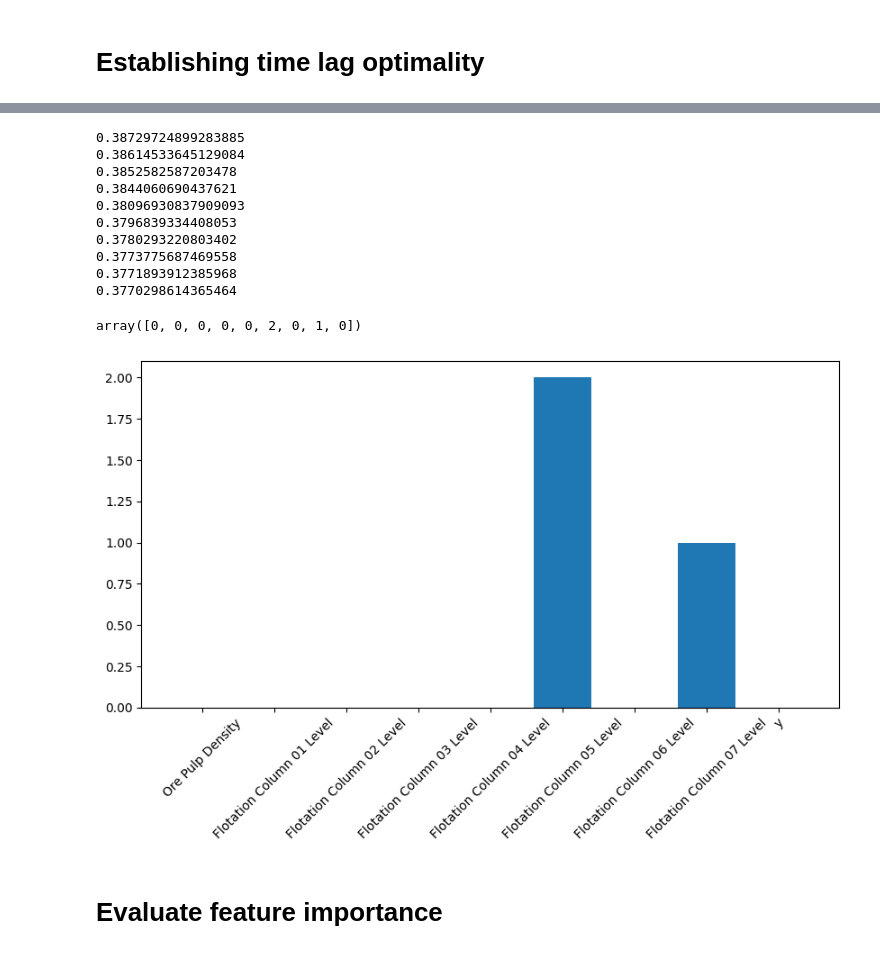
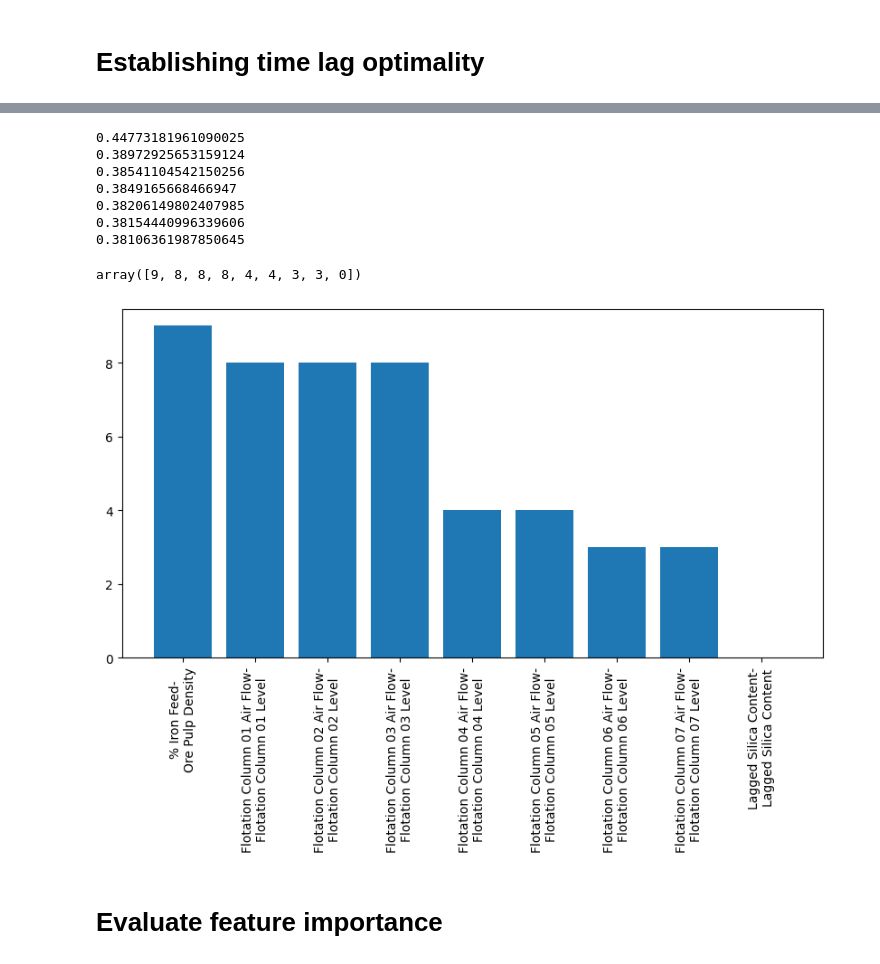
Before and after one commit to Unexp1ainable/ADAML-Project1, a Jupyter notebook: project_sam.ipynb, the cells around one changed output, grey strips where cells are left out. Drawn from its saved outputs; the diff is of its cells as text; code cells hidden in the pictures.

```diff
--- a/project_sam.ipynb
+++ b/project_sam.ipynb
@@ -269,17 +205,17 @@ scaler.fit(X_calib)
 
 # Scale the calibration data
 scaled_train = scaler.transform(X_calib)
-calib_set = pd.DataFrame(scaled_train, columns=X_calib.columns)
+calib_x = pd.DataFrame(scaled_train, columns=X_calib.columns)
 
 #scaling the validation data
 scaled_valid = scaler.transform(X_valid)
-valid_set = pd.DataFrame(scaled_valid, columns=X_valid.columns)
+valid_x = pd.DataFrame(scaled_valid, columns=X_valid.columns)
 
 #scaling the testing data
 X_test = dataset_small_wo_date.iloc[:,:-1]
 y_test = dataset_small_wo_date.iloc[:,-1:]
 scaled_test = scaler.transform(X_test)
-testing_set = pd.DataFrame(scaled_test, columns=X_test.columns)
+testing_x = pd.DataFrame(scaled_test, columns=X_test.columns)
 
 #center and scale output column
 scalerY = StandardScaler()
@@ -352,51 +241,33 @@ calib_set
 # %%
+# actually determine the optimal time lag
 
+UPPER_LAG_BOUND = 20 # hours
+STEP = 1    # hour
 
-importlib.reload(tlo)
-importlib.reload(helpers)
-
-UPPER_LAG_BOUND = 20
-STEP = 1
-
-calib_set = helpers.reorder_cols(calib_set)
-valid_set = helpers.reorder_cols(valid_set)
+calib_x = helpers.reorder_cols(calib_x)
+valid_x = helpers.reorder_cols(valid_x)
 
 
 optimizer = tlo.DynamicOptimizerOneAtATime(STEP, UPPER_LAG_BOUND, "out/test")
-res = optimizer.run(calib_set, calib_y, valid_set, valid_y)
+res = optimizer.run(calib_x, calib_y, valid_x, valid_y)
 res
 # %% [output]
-0.38729724899283885
-0.38614533645129084
-0.3852582587203478
-0.3844060690437621
-0.38096930837909093
-0.3796839334408053
-0.3780293220803402
-0.3773775687469558
-0.3771893912385968
-0.3770298614365464
+0.44773181961090025
+0.38972925653159124
+0.38541104542150256
+0.3849165668466947
+0.38206149802407985
+0.38154440996339606
+0.38106361987850645
-array([0, 0, 0, 0, 0, 2, 0, 1, 0])
+array([9, 8, 8, 8, 4, 4, 3, 3, 0])
-# %%
-boundaries = [
-    "% Iron Feed",
-    "Ore Pulp Density",
-    "Flotation Column 01 Level",
-    "Flotation Column 02 Level",
-    "Flotation Column 03 Level",
-    "Flotation Column 04 Level",
-    "Flotation Column 05 Level",
-    "Flotation Column 06 Level",
-    "Flotation Column 07 Level",
-    "y"
-]
-
-lags=res
-plt.bar(range(len(lags)), lags)
-plt.xticks(range(len(lags)), boundaries[1:], rotation=45)
-plt.show()
-# %% [output]
-[figure, removed]
+# %%
+lags = res
+all_boundaries = map(lambda x : "-\n".join(x), optimizer.all_boundaries)
+plt.bar(range(len(lags)), lags)
+plt.xticks(range(len(lags)), all_boundaries, rotation=90)
+plt.show()
+# %% [output]
+[figure, added]
 # %% [markdown]
 # Evaluate feature importance
 # %%
```
Also changed, not shown: parts of 16 cells of this notebook, 2 other files.
